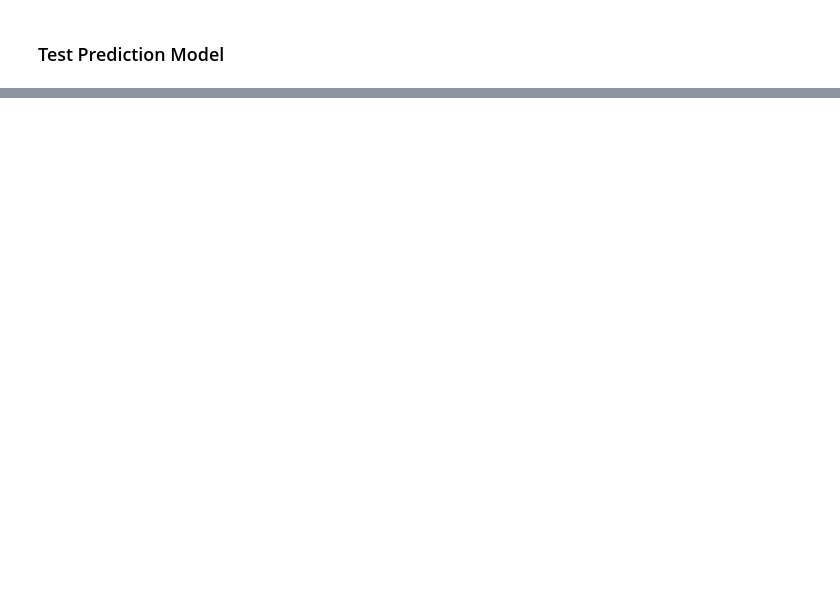
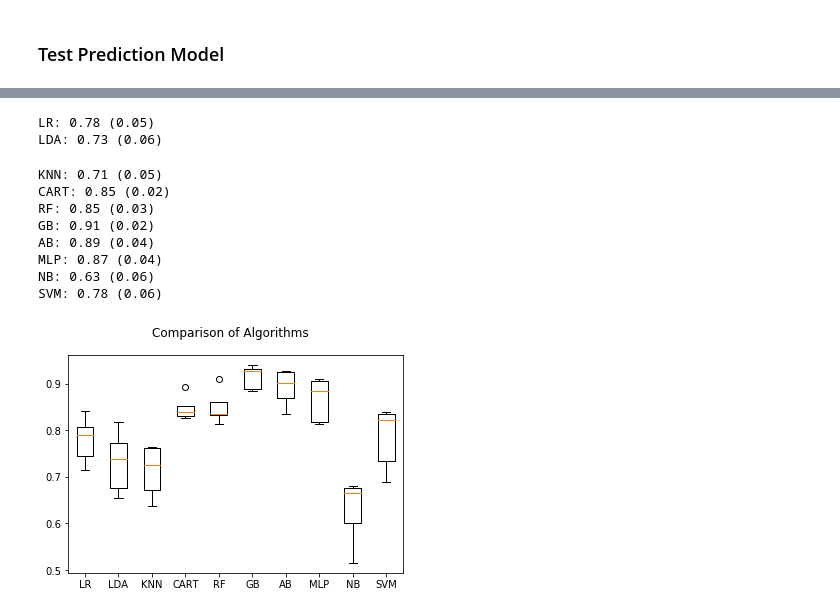
Before and after one commit to onuralpyigit/CreditCardFraudDetection, a Jupyter notebook: src/main/python/Task3.ipynb, the cells around one changed output, grey strips where cells are left out. Saved outputs shown, nothing was run; the diff lists cells and outputs as text; code cells hidden in the pictures; blank space fills up the shorter version.

```diff
--- a/src/main/python/Task3.ipynb
+++ b/src/main/python/Task3.ipynb
@@ -176,0 +259,47 @@ False Negatives (FN) = 41 (Type2 error)
+# %%
+X = balanced_transaction_data.drop(['Class', 'DateTime'], axis=1)
+y = balanced_transaction_data['Class']
+
+scaler = StandardScaler()
+X_transformed = scaler.fit_transform(X)
+#X_transformed = feature_selection_model.transform(X_transformed)
+
+models = []
+models.append(('LR', LogisticRegression()))
+models.append(('LDA', LinearDiscriminantAnalysis()))
+models.append(('KNN', KNeighborsClassifier()))
+models.append(('CART', DecisionTreeClassifier()))
+models.append(('RF', RandomForestClassifier()))
+models.append(('GB', GradientBoostingClassifier()))
+models.append(('AB', AdaBoostClassifier()))
+models.append(('MLP', MLPClassifier()))
+models.append(('NB', GaussianNB()))
+models.append(('SVM', SVC()))
+
+results = []
+names = []
+for name, model in models:
+    kfold = KFold(n_splits=5)
+    cv_results = cross_val_score(model, X_transformed, y, cv=kfold, scoring='accuracy')
+    results.append(cv_results)
+    names.append(name)
+    print("%s: %.2f (%.2f)" % (name, cv_results.mean(), cv_results.std()))
+
+fig = plt.figure()
+fig.suptitle('Comparison of Algorithms')
+ax = fig.add_subplot(111)
+plt.boxplot(results)
+ax.set_xticklabels(names)
+plt.show()
+# %% [output]
+LR: 0.78 (0.05)
+LDA: 0.73 (0.06)
+KNN: 0.71 (0.05)
+CART: 0.85 (0.02)
+RF: 0.85 (0.03)
+GB: 0.91 (0.02)
+AB: 0.89 (0.04)
+MLP: 0.87 (0.04)
+NB: 0.63 (0.06)
+SVM: 0.78 (0.06)
+[figure, added]
```
Also changed, not shown: parts of 12 cells of this notebook, 1 other file.
